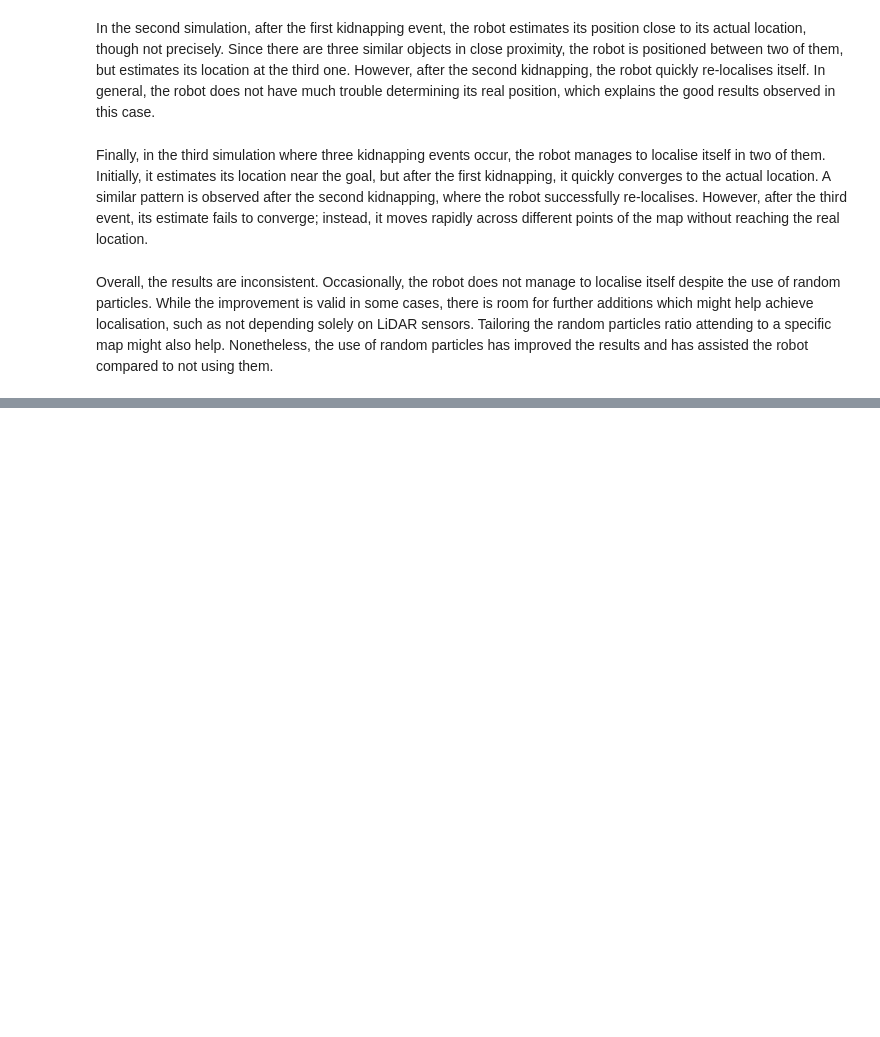
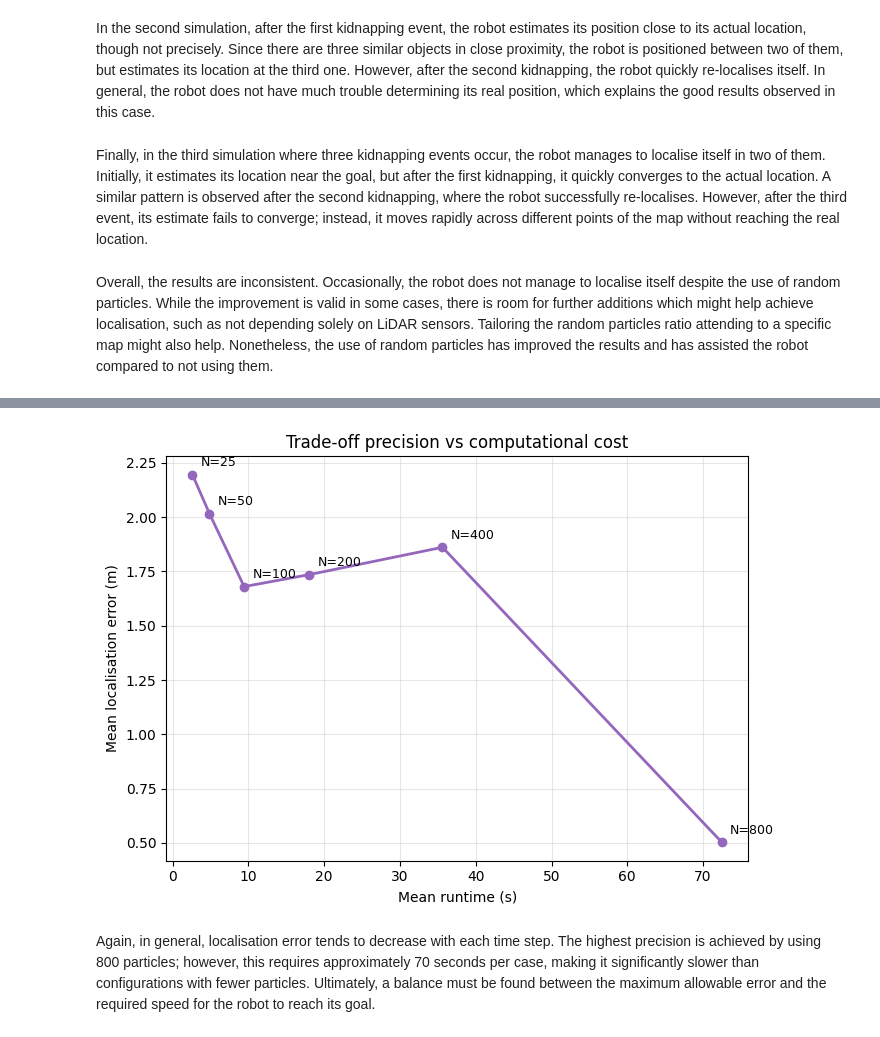
Before and after one commit to alvaromalfaro/autonomous-robotics, a Jupyter notebook: Homework1.ipynb, the cells around one changed output, grey strips where cells are left out. Saved outputs shown, nothing was run; the diff lists cells and outputs as text; code cells hidden in the pictures; blank space fills up the shorter version.

```diff
--- a/Homework1.ipynb
+++ b/Homework1.ipynb
@@ -1526,0 +1713,31 @@ Before submitting, make sure that:
+# %%
+df_trade = summary_global.sort_values("n_particles")
+
+plt.figure(figsize=(7, 5))
+plt.plot(
+    df_trade["mean_runtime_s"],
+    df_trade["mean_position_error"],
+    marker="o",
+    linewidth=2,
+    color="tab:purple"
+)
+
+for _, row in df_trade.iterrows():
+    plt.annotate(
+        f"N={int(row['n_particles'])}",
+        (row["mean_runtime_s"], row["mean_position_error"]),
+        textcoords="offset points",
+        xytext=(6, 6),
+        fontsize=9
+    )
+
+plt.xlabel("Mean runtime (s)")
+plt.ylabel("Mean localisation error (m)")
+plt.title("Trade-off precision vs computational cost")
+plt.grid(True, alpha=0.3)
+plt.tight_layout()
+plt.show()
+# %% [output]
+[figure, added]
+# %% [markdown]
+Again, in general, localisation error tends to decrease with each time step. The highest precision is achieved by using 800 particles; however, this requires approximately 70 seconds per case, making it significantly slower than configurations with fewer particles. Ultimately, a balance must be found between the maximum allowable error and the required speed for the robot to reach its goal.
```
Also changed, not shown: parts of 34 cells of this notebook.
